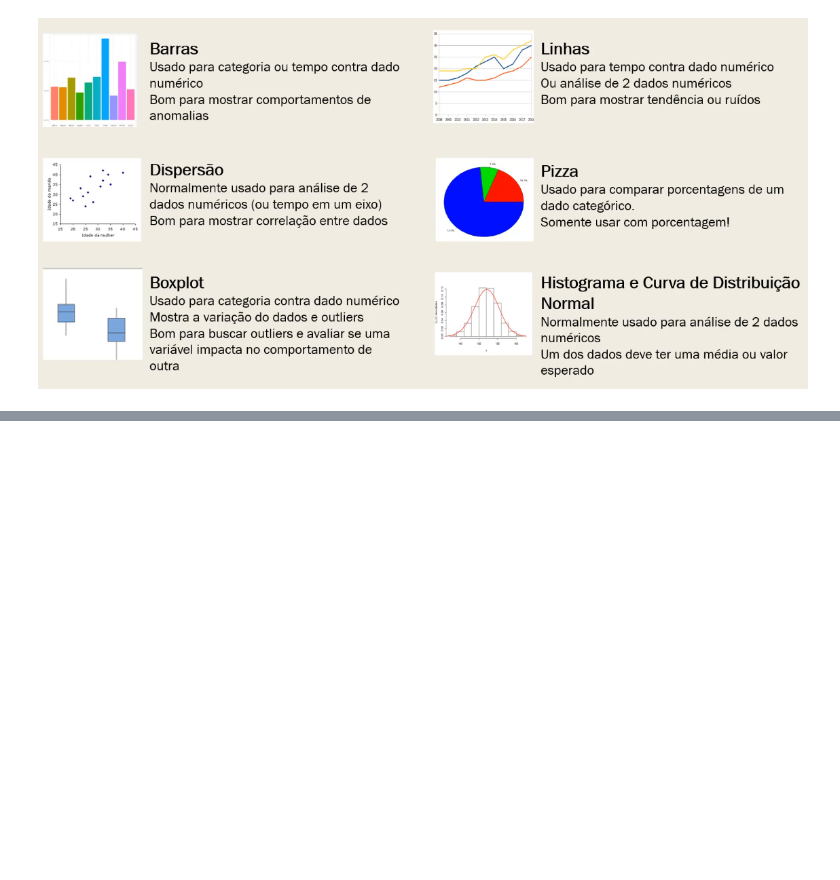
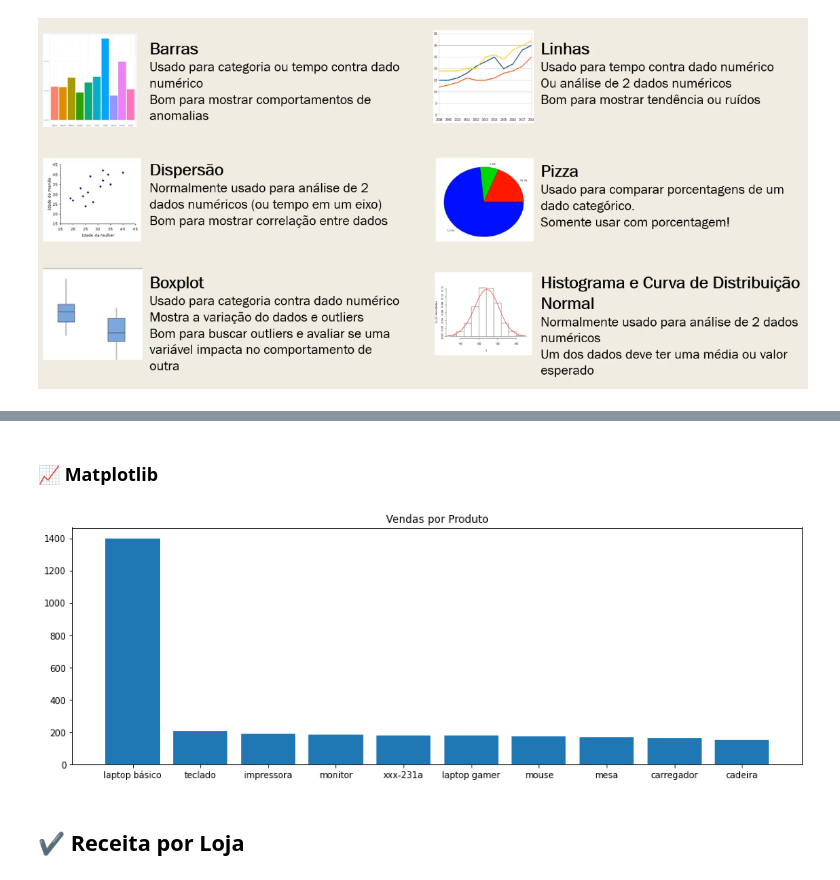
Before and after one commit to ninowwwup/Data_analysis_with_ML., a Jupyter notebook: Case_de_Estudos_Udemy.ipynb, the cells around one changed output, grey strips where cells are left out. Drawn from its saved outputs; the diff is of its cells as text; code cells hidden in the pictures; blank space fills up the shorter version.

```diff
--- a/Case_de_Estudos_Udemy.ipynb
+++ b/Case_de_Estudos_Udemy.ipynb
@@ -991,0 +1104,3 @@ files.download("df.csv")
+# %%
+graf_dados_product = df.groupby('produto_produto').count().produto_valor.sort_values(ascending=False)
+graf_dados_product
@@ -991,0 +1120,10 @@ files.download("df.csv")
+# %% [markdown]
+### 📈 Matplotlib
+# %%
+plt.figure(figsize=(15,5))
+plt.bar(graf_dados_product.index, graf_dados_product.values)
+plt.title('Vendas por Produto');
+# %% [output]
+[figure, added]
+# %% [markdown]
+## ✔️ Receita por Loja
```
Also changed, not shown: parts of 71 cells of this notebook.
